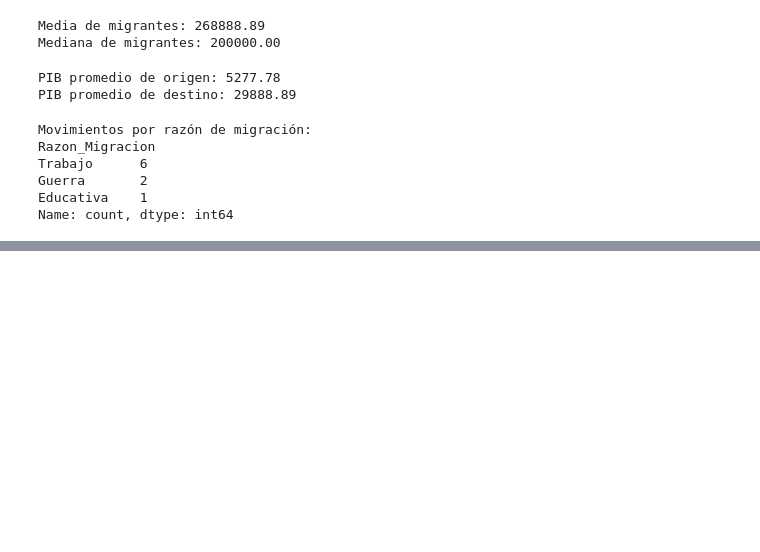
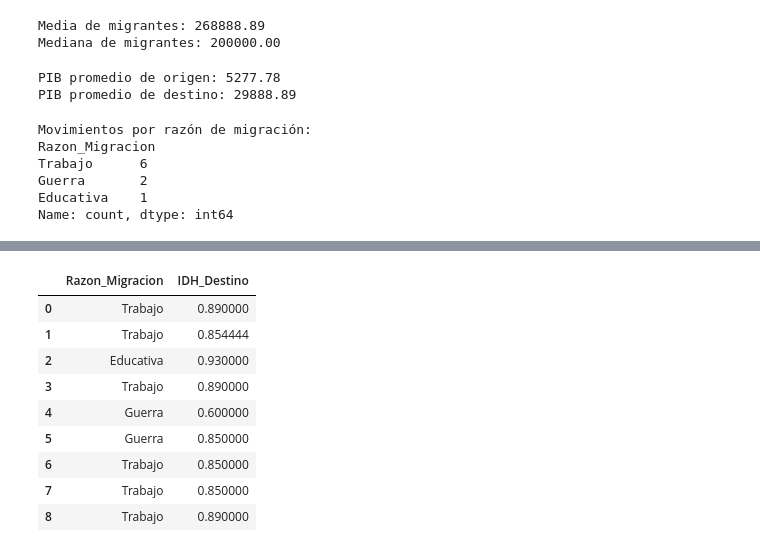
Before and after one commit to AenimaLabs/CienciaDatos0067, a Jupyter notebook: Evaluacion_Final_M3.ipynb, the cells around one changed output, grey strips where cells are left out. Cells and saved outputs as stored; diff of their text form; code cells hidden in the pictures; blank space fills up the shorter version.

```diff
--- a/Evaluacion_Final_M3.ipynb
+++ b/Evaluacion_Final_M3.ipynb
@@ -475,0 +515,13 @@ Name: count, dtype: int64
+# %%
+migracion_limpia[['Razon_Migracion', 'IDH_Destino']]
+# %% [output]
+|  | Razon_Migracion | IDH_Destino |
+| 0 | Trabajo | 0.890000 |
+| 1 | Trabajo | 0.854444 |
+| 2 | Educativa | 0.930000 |
+| 3 | Trabajo | 0.890000 |
+| 4 | Guerra | 0.600000 |
+| 5 | Guerra | 0.850000 |
+| 6 | Trabajo | 0.850000 |
+| 7 | Trabajo | 0.850000 |
+| 8 | Trabajo | 0.890000 |
```
Also changed, not shown: parts of 12 cells of this notebook.
